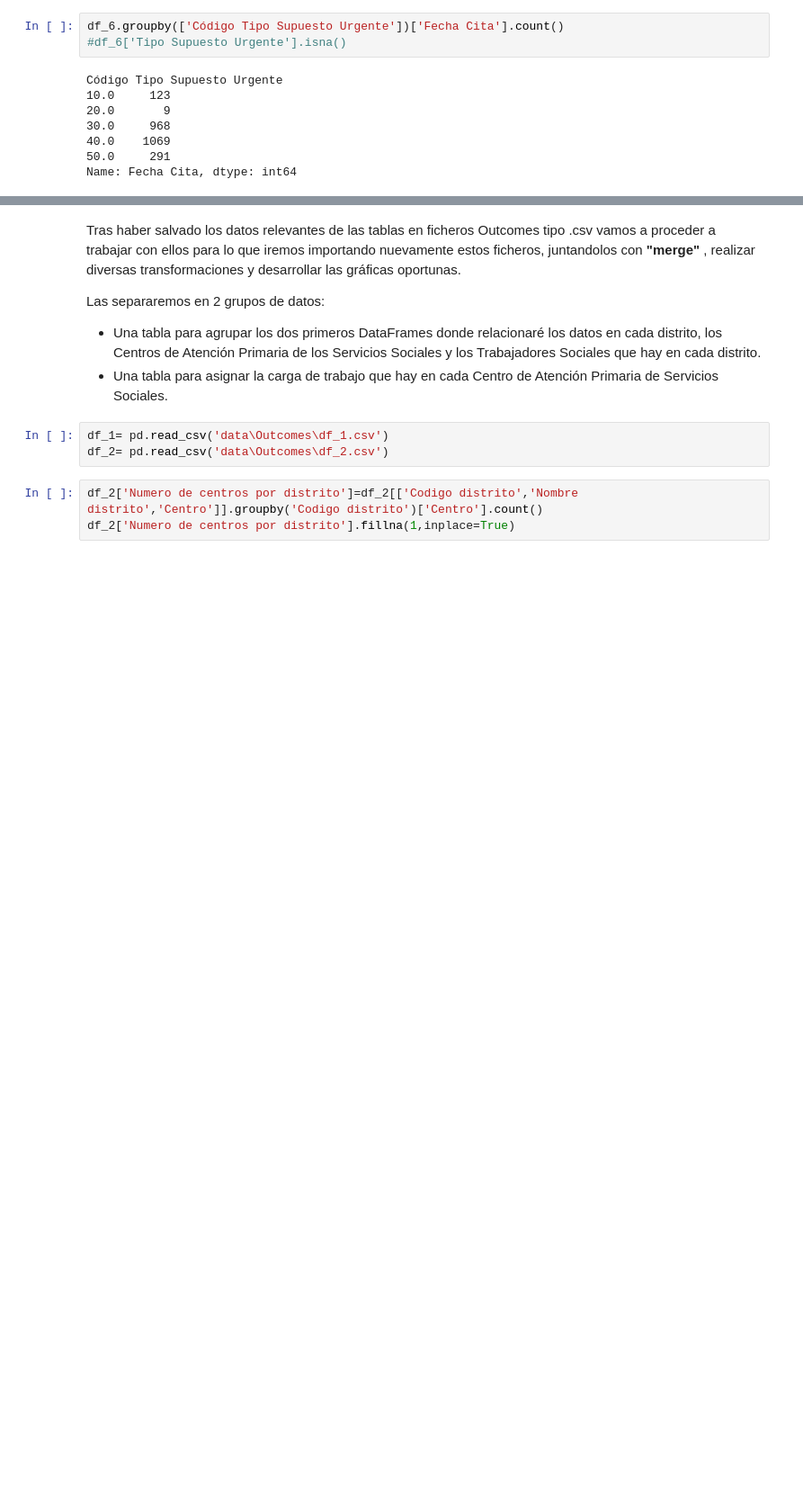
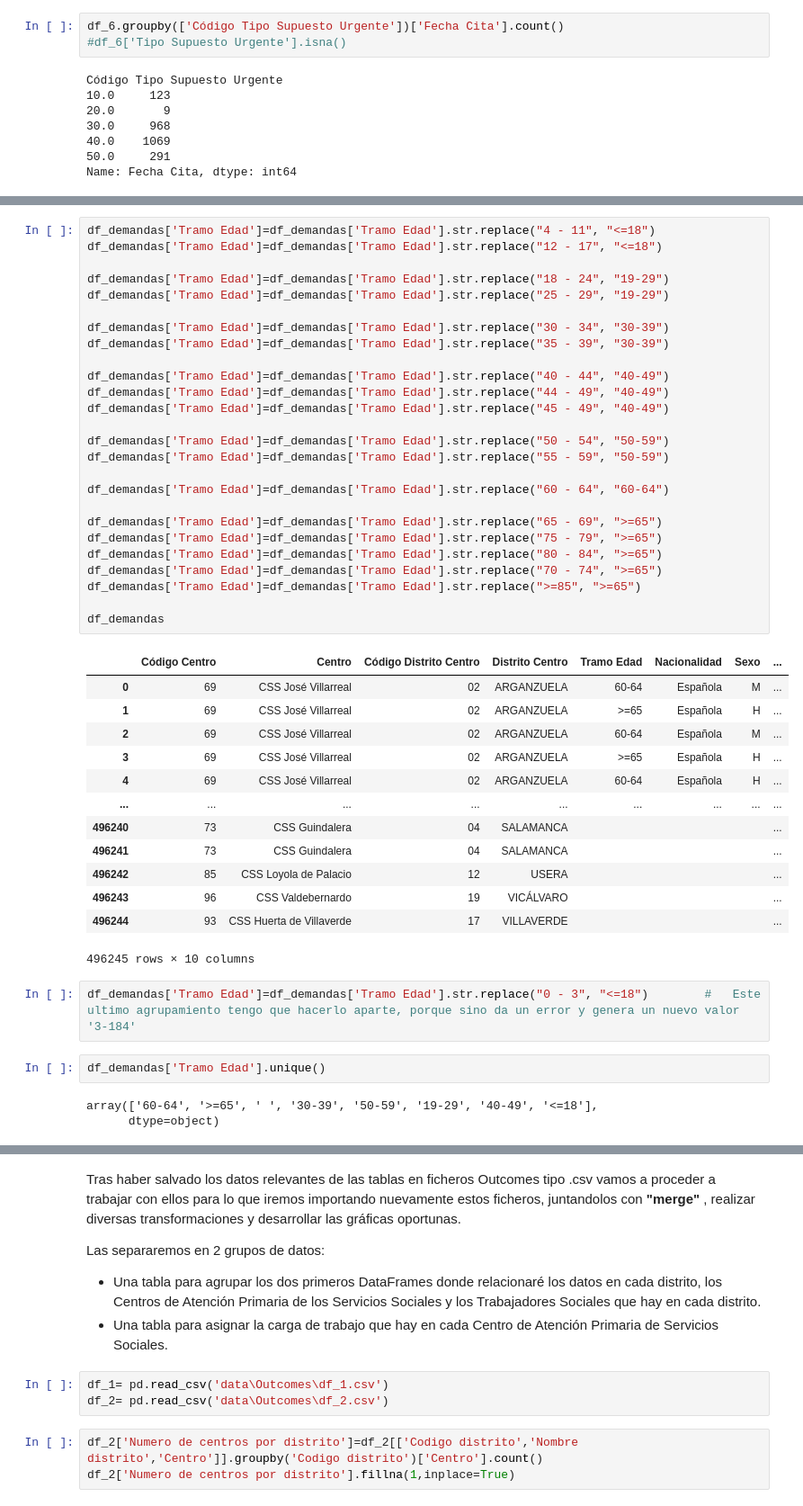
Before and after one commit to 75Engel/Estimacion_tipologia_usuarios_Servicios_Sociales_Ayto_Madrid, a Jupyter notebook: Notebooks/Notebook_1.ipynb, the cells around one changed output, grey strips where cells are left out. Shown at 90% size. Drawn from its saved outputs; the diff is of its cells as text; blank space fills up the shorter version.

```diff
--- a/Notebooks/Notebook_1.ipynb
+++ b/Notebooks/Notebook_1.ipynb
@@ -147,0 +176,47 @@ Name: Fecha Cita, dtype: int64
+# %%
+df_demandas['Tramo Edad']=df_demandas['Tramo Edad'].str.replace("4 - 11", "<=18")
+df_demandas['Tramo Edad']=df_demandas['Tramo Edad'].str.replace("12 - 17", "<=18")
+
+df_demandas['Tramo Edad']=df_demandas['Tramo Edad'].str.replace("18 - 24", "19-29")
+df_demandas['Tramo Edad']=df_demandas['Tramo Edad'].str.replace("25 - 29", "19-29")
+
+df_demandas['Tramo Edad']=df_demandas['Tramo Edad'].str.replace("30 - 34", "30-39")
+df_demandas['Tramo Edad']=df_demandas['Tramo Edad'].str.replace("35 - 39", "30-39")
+
+df_demandas['Tramo Edad']=df_demandas['Tramo Edad'].str.replace("40 - 44", "40-49")
+df_demandas['Tramo Edad']=df_demandas['Tramo Edad'].str.replace("44 - 49", "40-49")
+df_demandas['Tramo Edad']=df_demandas['Tramo Edad'].str.replace("45 - 49", "40-49")
+
+df_demandas['Tramo Edad']=df_demandas['Tramo Edad'].str.replace("50 - 54", "50-59")
+df_demandas['Tramo Edad']=df_demandas['Tramo Edad'].str.replace("55 - 59", "50-59")
+
+df_demandas['Tramo Edad']=df_demandas['Tramo Edad'].str.replace("60 - 64", "60-64")
+
+df_demandas['Tramo Edad']=df_demandas['Tramo Edad'].str.replace("65 - 69", ">=65")
+df_demandas['Tramo Edad']=df_demandas['Tramo Edad'].str.replace("75 - 79", ">=65")
+df_demandas['Tramo Edad']=df_demandas['Tramo Edad'].str.replace("80 - 84", ">=65")
+df_demandas['Tramo Edad']=df_demandas['Tramo Edad'].str.replace("70 - 74", ">=65")
+df_demandas['Tramo Edad']=df_demandas['Tramo Edad'].str.replace(">=85", ">=65")
+
+df_demandas
+# %% [output]
+|  | Código Centro | Centro | Código Distrito Centro | Distrito Centro | Tramo Edad | Nacionalidad | Sexo | ... |
+| 0 | 69 | CSS José Villarreal | 02 | ARGANZUELA | 60-64 | Española | M | ... |
+| 1 | 69 | CSS José Villarreal | 02 | ARGANZUELA | >=65 | Española | H | ... |
+| 2 | 69 | CSS José Villarreal | 02 | ARGANZUELA | 60-64 | Española | M | ... |
+| 3 | 69 | CSS José Villarreal | 02 | ARGANZUELA | >=65 | Española | H | ... |
+| 4 | 69 | CSS José Villarreal | 02 | ARGANZUELA | 60-64 | Española | H | ... |
+| ... | ... | ... | ... | ... | ... | ... | ... | ... |
+| 496240 | 73 | CSS Guindalera | 04 | SALAMANCA |  |  |  | ... |
+| 496241 | 73 | CSS Guindalera | 04 | SALAMANCA |  |  |  | ... |
+| 496242 | 85 | CSS Loyola de Palacio | 12 | USERA |  |  |  | ... |
+| 496243 | 96 | CSS Valdebernardo | 19 | VICÁLVARO |  |  |  | ... |
+| 496244 | 93 | CSS Huerta de Villaverde | 17 | VILLAVERDE |  |  |  | ... |
+496245 rows × 10 columns
+# %%
+df_demandas['Tramo Edad']=df_demandas['Tramo Edad'].str.replace("0 - 3", "<=18")        #   Este ultimo agrupamiento tengo que hacerlo aparte, porque sino da un error y genera un nuevo valor '3-184'
+# %%
+df_demandas['Tramo Edad'].unique()
+# %% [output]
+array(['60-64', '>=65', ' ', '30-39', '50-59', '19-29', '40-49', '<=18'],
+      dtype=object)
```
Also changed, not shown: parts of 27 cells of this notebook, 20 other files.
